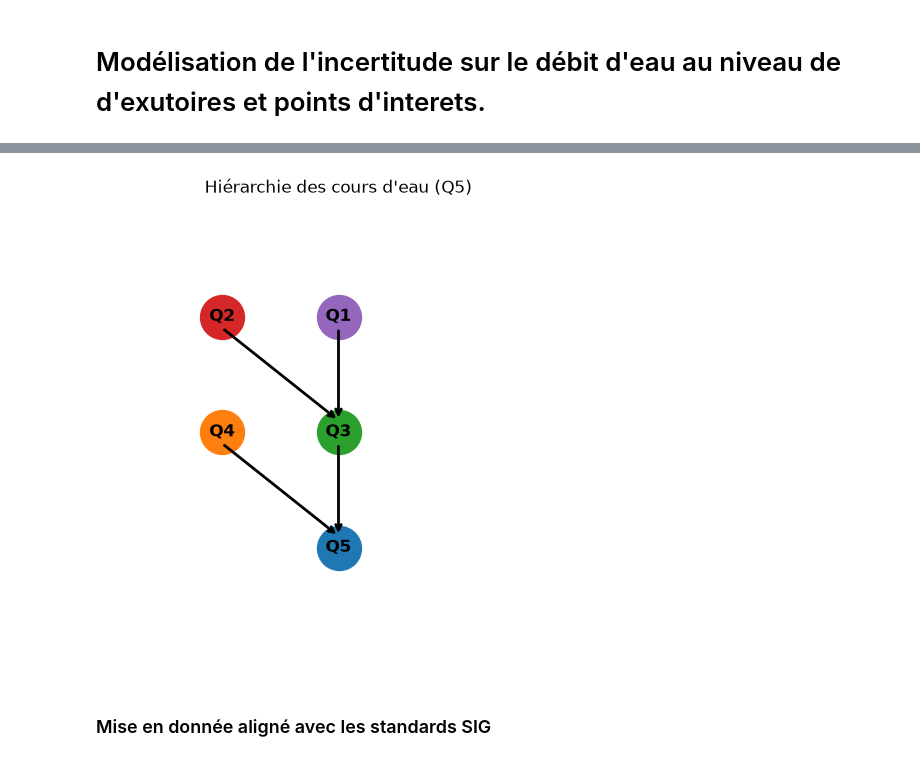
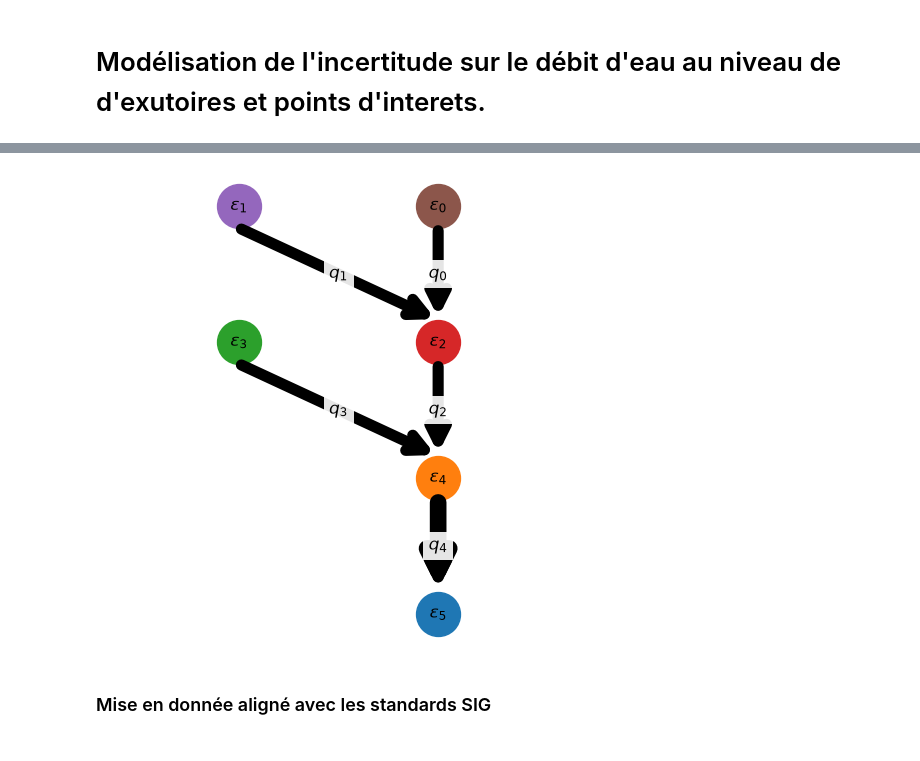
Before and after one commit to arthurleq/Modelisation-hydraulique, a Jupyter notebook: Incertitude/uncertainty.ipynb, the cells around one changed output, grey strips where cells are left out. Cells and saved outputs as stored; diff of their text form; code cells hidden in the pictures.

```diff
--- a/Incertitude/uncertainty.ipynb
+++ b/Incertitude/uncertainty.ipynb
@@ -20,52 +20,85 @@ Ainsi le bassin versant d'un cours d'eau se reconstitue naturellement comme une
 # %%
 import matplotlib.pyplot as plt
 
 fig, ax = plt.subplots(figsize=(6, 6))
 
 # Positions des noeuds
 pos = {
-    "Q5": (0, 0),
-    "Q4": (-0.5, 0.5),
-    "Q3": (0, 0.5),
-    "Q2": (-0.5, 1.),
-    "Q1": (0, 1.0)
+    r"$\varepsilon_5$": (0, -0.5),
+    r"$\varepsilon_4$": (0, 0),
+    r"$\varepsilon_3$": (-0.3, 0.5),
+    r"$\varepsilon_2$": (0, 0.5),
+    r"$\varepsilon_1$": (-0.3, 1.0),
+    r"$\varepsilon_0$": (0, 1.0)
 }
 
-# Arêtes (relations)
+# Arêtes avec noms
 edges = [
-    ("Q4", "Q5"),
-    ("Q3", "Q5"),
-    ("Q2", "Q3"),
-    ("Q1", "Q3")
-]
+    (r"$\varepsilon_0$", r"$\varepsilon_2$", r"$q_0$"),
+    (r"$\varepsilon_1$", r"$\varepsilon_2$", r"$q_1$"),
+    (r"$\varepsilon_2$", r"$\varepsilon_4$", r"$q_2$"),
+    (r"$\varepsilon_3$", r"$\varepsilon_4$", r"$q_3$"),
+    (r"$\varepsilon_4$", r"$\varepsilon_5$", r"$q_4$"),
+    ]
 
-# Dessin des points
+# Dessin des noeuds
 for node, (x, y) in pos.items():
     ax.scatter(x, y, s=1000)
-    ax.text(x, y, node, ha='center', va='center', fontsize=12, fontweight='bold')
+    ax.text(x, y, node, ha='center', va='center',
+            fontsize=12, fontweight='bold')
 
-# Dessin des flèches
-for start, end in edges:
+# Dessin des flèches et labels
+for start, end, label in edges:
+
     x_start, y_start = pos[start]
     x_end, y_end = pos[end]
-    # Décalage pour éviter le chevauchement avec le texte
-    y_start -= 0.05
-    y_end += 0.05
+
+    y_start -= 0.08
+    y_end += 0.08
+
     ax.annotate(
         "",
         xy=(x_end, y_end),
         xytext=(x_start, y_start),
-        arrowprops=dict(arrowstyle="->", lw=2)
+        arrowprops=dict(
+            arrowstyle="->",
+            lw=8,              # épaisseur de la flèche
+            mutation_scale=30  # taille de la pointe
+        )
     )
 
-ax.set_xlim(-1, 1)
-ax.set_ylim(-0.5, 1.5)
+    # Position du texte au milieu de la flèche
+    x_mid = (x_start + x_end) / 2
+    y_mid = (y_start + y_end) / 2
+
+    ax.text(
+        x_mid,
+        y_mid,
+        label,
+        fontsize=12,
+        ha='center',
+        va='center',
+        bbox=dict(facecolor='white', edgecolor='none', alpha=0.9)
+    )
+
+from matplotlib.patches import FancyArrowPatch
+
+arrow = FancyArrowPatch(
+    (x_start, y_start),
+    (x_end, y_end),
+    arrowstyle='-|>',
+    mutation_scale=40,
+    linewidth=12
+)
+ax.add_patch(arrow)
+
+ax.set_xlim(-0.5, 0.2)
+ax.set_ylim(-0.6, 1.1)
 ax.axis("off")
 
-plt.title("Hiérarchie des cours d'eau")
 plt.show()
 # %% [output]
-[figure, old version]
+[figure, new version]
 # %% [markdown]
 ### Mise en donnée aligné avec les standards SIG
 # %%
```
Also changed, not shown: parts of 9 cells of this notebook.
